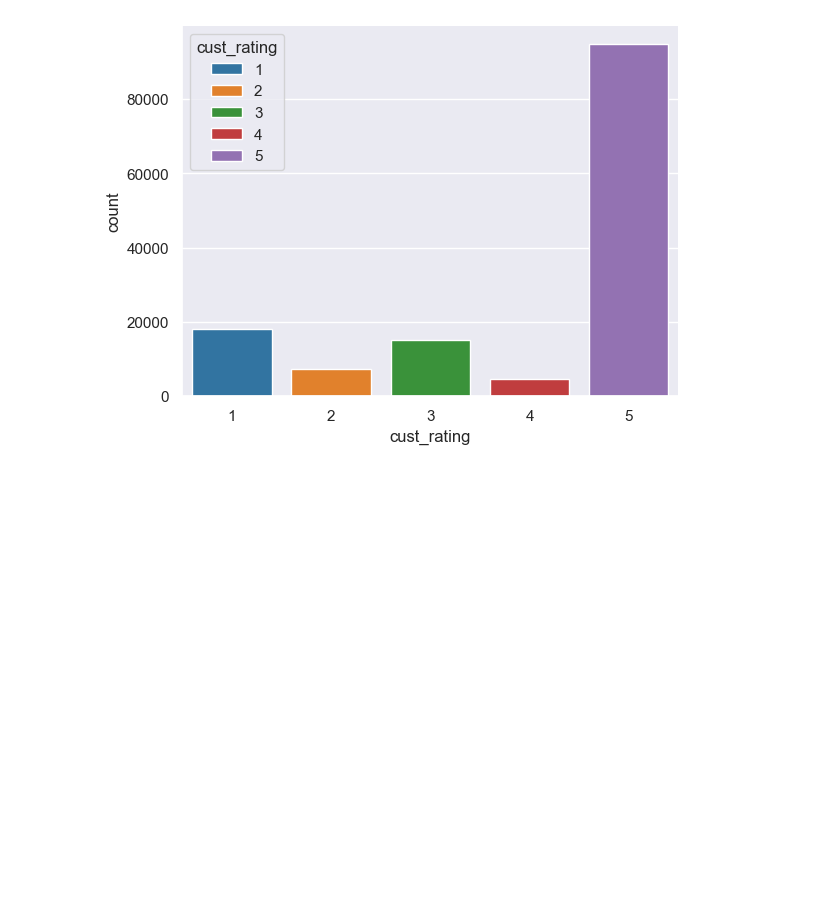
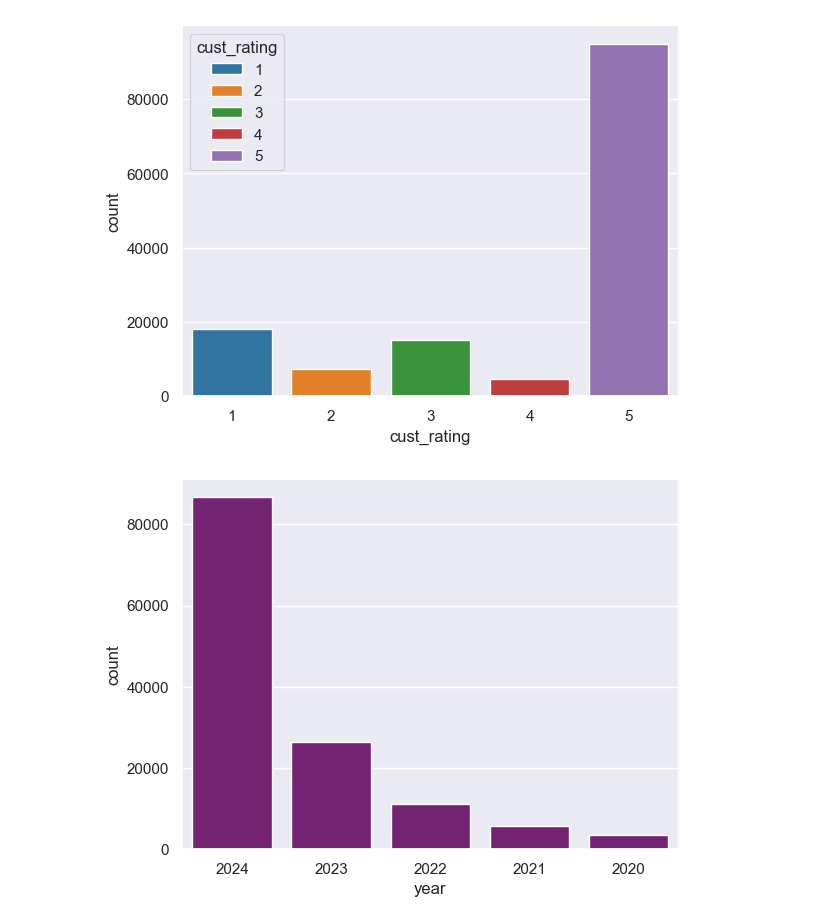
Before and after one commit to fbarulli/trust_me, a Jupyter notebook: fabian/EDA/EDA.ipynb, the cells around one changed output. Drawn from its saved outputs; the diff is of its cells as text; code cells hidden in the pictures; blank space fills up the shorter version.

```diff
--- a/fabian/EDA/EDA.ipynb
+++ b/fabian/EDA/EDA.ipynb
@@ -1,8 +0,0 @@
-# %%
-import pandas as pd
-
-
-import seaborn as sns
-sns.set_theme(palette='BuPu_r')
-
-import matplotlib.pyplot as plt
@@ -35,3 +111,11 @@ sns.despine()
 plt.show()
 # %% [output]
 [figure]
+# %%
+df['year'] = pd.to_datetime(df['date_experience']).dt.year
+top_5 = df['year'].value_counts().sort_values(ascending=False).head()
+df_top_5 = df[df['year'].isin(top_5.index)]
+sns.countplot(x='year', data=df_top_5, order=top_5.index)
+sns.despine()
+# %% [output]
+[figure, added]
```
Also changed, not shown: parts of 12 cells of this notebook, 2 other files.
